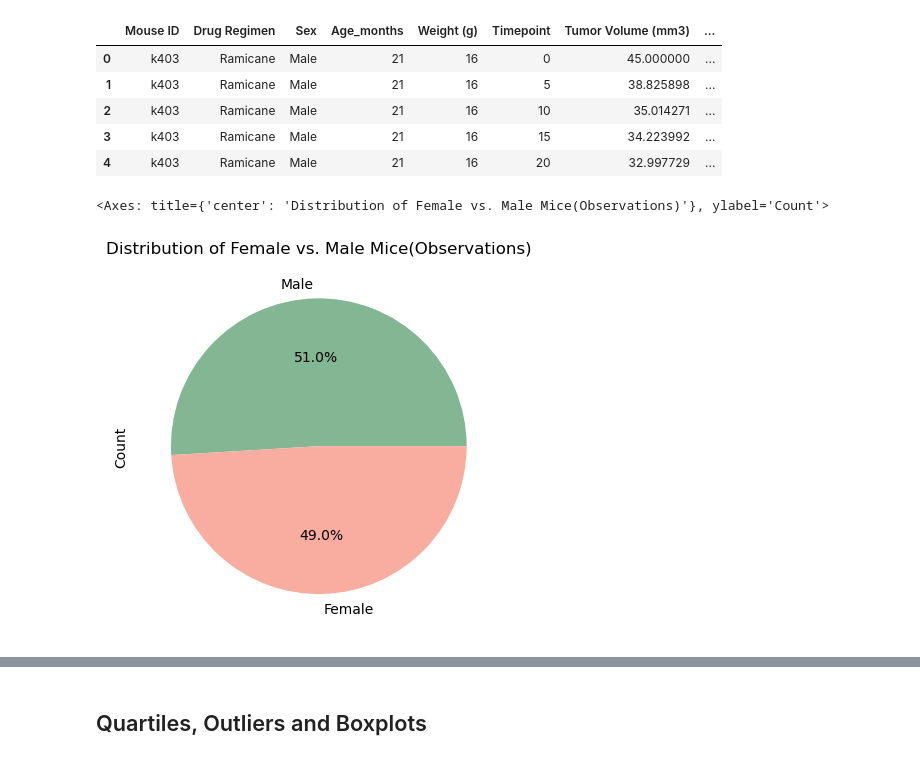
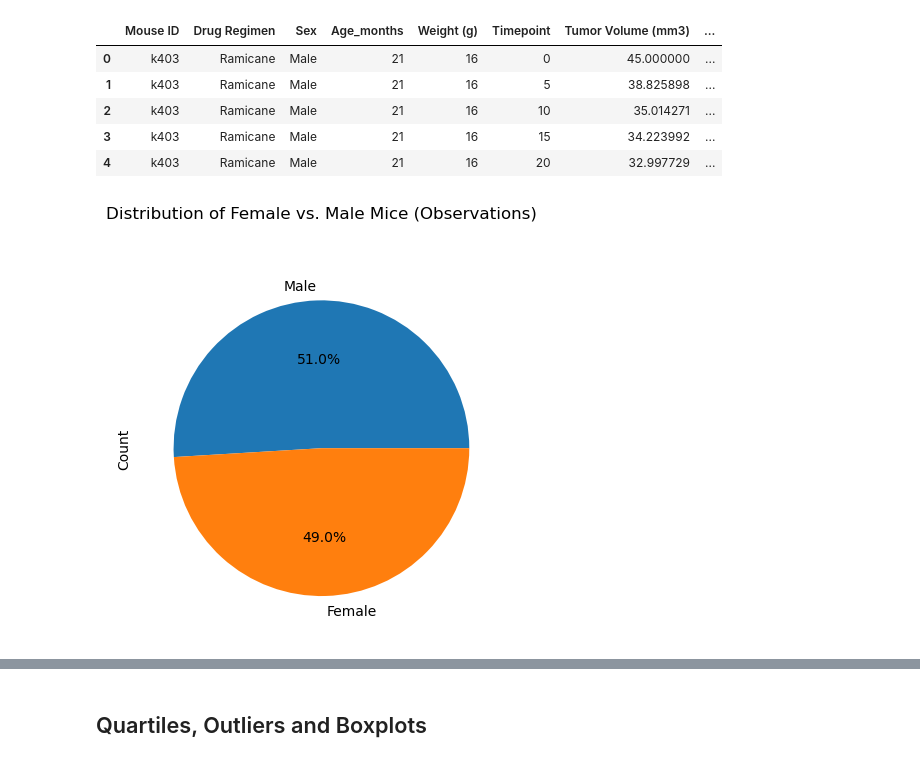
Before and after one commit to smruth17/data_visualization-challenge, a Jupyter notebook: Pymaceuticals/pymaceuticals.ipynb, the cells around one changed output, grey strips where cells are left out. Saved outputs shown, nothing was run; the diff lists cells and outputs as text; code cells hidden in the pictures.

```diff
--- a/Pymaceuticals/pymaceuticals.ipynb
+++ b/Pymaceuticals/pymaceuticals.ipynb
@@ -190,12 +190,12 @@ clean_df.head()
 # %%
 # Generate a pie plot showing the distribution of female versus male mice using Pandas
 gender = clean_df["Sex"].value_counts().reset_index()
 gender.columns = ["Sex", "Count"]
-colors = ["#83B692","#F9ADA0"]
-gender.set_index("Sex").plot(kind="pie", y="Count", title="Distribution of Female vs. Male Mice(Observations)", colors=colors, autopct="%1.1f%%", legend=False)
+gender.set_index("Sex").plot(kind="pie", y="Count",autopct="%1.1f%%", legend=False)
+plt.title("Distribution of Female vs. Male Mice (Observations)", y=1.1) #ask the expert - how to adjust the position of the title
+plt.show()
 # %% [output]
-<Axes: title={'center': 'Distribution of Female vs. Male Mice(Observations)'}, ylabel='Count'>
-[figure, old version]
+[figure, new version]
 # %%
 # Generate a pie plot showing the distribution of female versus male mice using pyplot
 gender = clean_df["Sex"].value_counts().reset_index()
```
Also changed, not shown: parts of 13 cells of this notebook.
